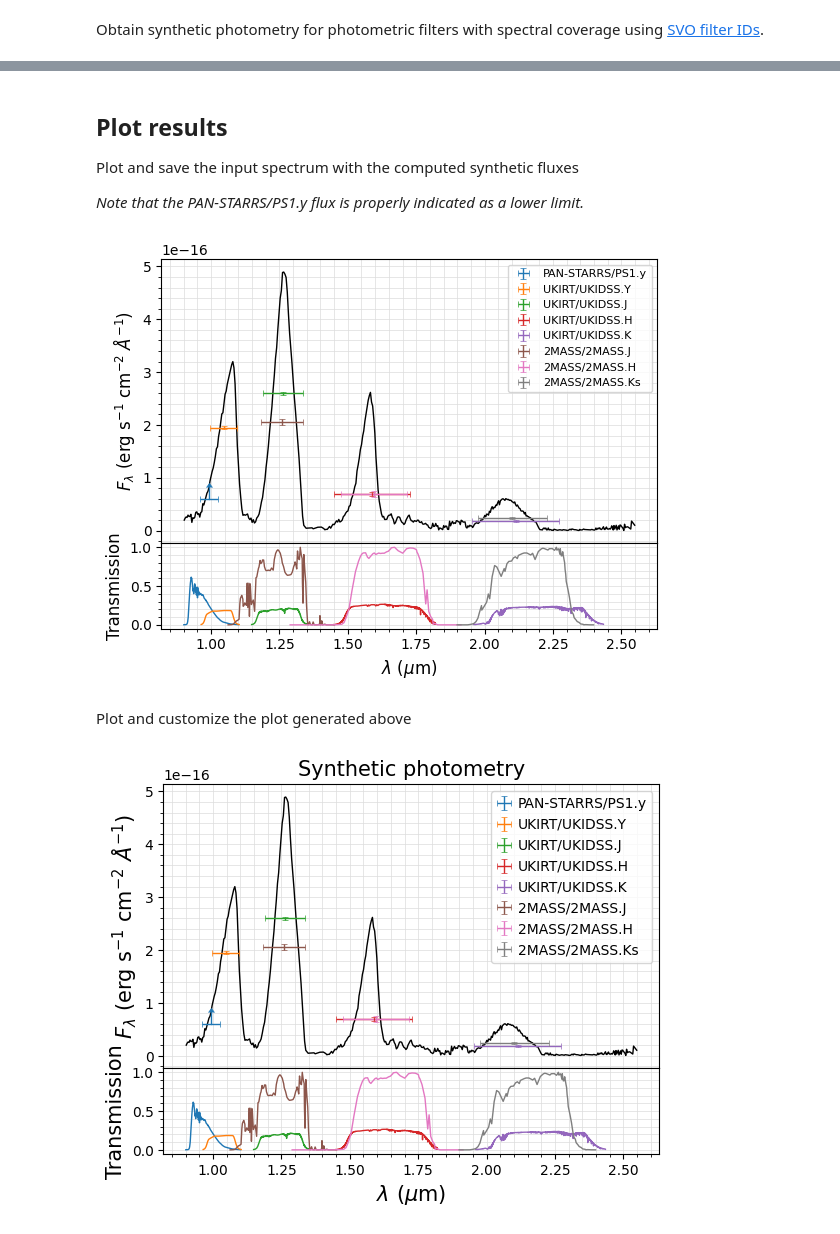
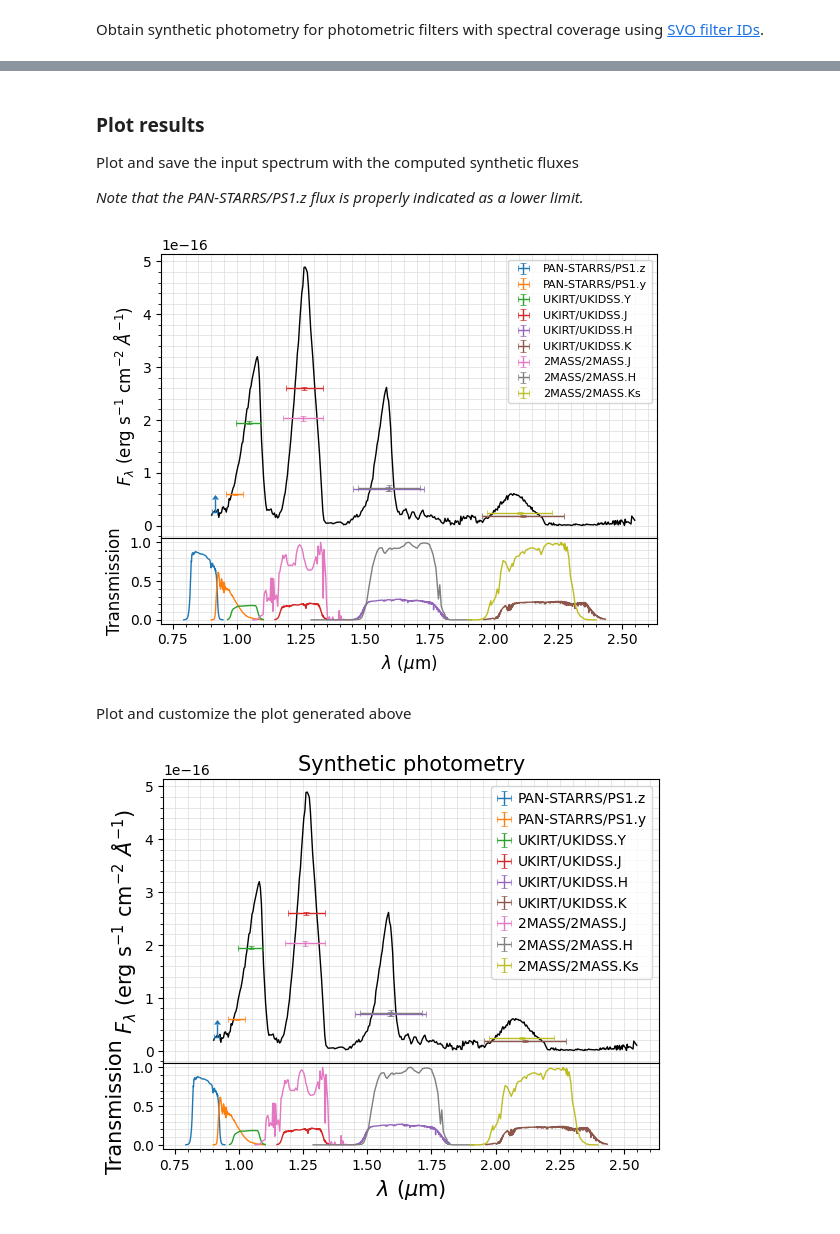
Before and after one commit to suarezgenaro/seda, a Jupyter notebook: docs/notebooks/tutorial_synthetic_photometry.ipynb, the cells around one changed output, grey strips where cells are left out. Drawn from its saved outputs; the diff is of its cells as text; code cells hidden in the pictures.

```diff
--- a/docs/notebooks/tutorial_synthetic_photometry.ipynb
+++ b/docs/notebooks/tutorial_synthetic_photometry.ipynb
@@ -31,14 +32,16 @@ eflux_SpeX = SpeX['eflux(erg/s/cm2/A)'] # erg/s/cm2/A
 Obtain synthetic photometry for photometric filters with spectral coverage using [SVO filter IDs](http://svo2.cab.inta-csic.es/theory/fps/).
 # %%
 # define filter IDs
-filters = (['PAN-STARRS/PS1.y',
+filters = (['PAN-STARRS/PS1.z', 'PAN-STARRS/PS1.y',
             'UKIRT/UKIDSS.Y', 'UKIRT/UKIDSS.J', 'UKIRT/UKIDSS.H', 'UKIRT/UKIDSS.K',
             '2MASS/2MASS.J', '2MASS/2MASS.H', '2MASS/2MASS.Ks']) # filters of interest
 
 # obtain synthetic photometry
-out = seda.synthetic_photometry.synthetic_photometry(wl=wl_SpeX,
-                                                     flux=flux_SpeX,
-                                                     eflux=eflux_SpeX,
-                                                     flux_unit='erg/s/cm2/A',
-                                                     filters=filters)
+out_svo = seda.synthetic_photometry.synthetic_photometry(wl=wl_SpeX,
+                                                        flux=flux_SpeX,
+                                                        eflux=eflux_SpeX,
+                                                        flux_unit='erg/s/cm2/A',
+                                                        filters=filters,
+                                                        out_file='output_table.dat' # to save the synthetic photometry
+                                                        )
 # %% [output]
@@ -47,17 +77,17 @@ out = seda.synthetic_photometry.synthetic_photometry(wl=wl_SpeX,
 # %% [markdown]
-## Plot results
+### Plot results
 
 Plot and save the input spectrum with the computed synthetic fluxes
 
-*Note that the PAN-STARRS/PS1.y flux is properly indicated as a lower limit.*
+*Note that the PAN-STARRS/PS1.z flux is properly indicated as a lower limit.*
 # %%
-fig, axs = seda.plots.plot_synthetic_photometry(out, save=True)
+fig, axs = seda.plots.plot_synthetic_photometry(out_svo, save=True)
 # %% [output]
-[figure, old version]
+[figure, new version]
 # %% [markdown]
 Plot and customize the plot generated above
 # %%
-fig, axs = seda.plots.plot_synthetic_photometry(out)
+fig, axs = seda.plots.plot_synthetic_photometry(out_svo)
 
 # improve legend
 axs[0].legend(prop={'size': 10.0}, handlelength=1, handletextpad=0.5, labelspacing=0.5)
@@ -74,4 +104,4 @@ axs[1].xaxis.label.set_size(15)
 plt.savefig(f'synthetic_photometry.pdf', bbox_inches='tight') # export plot as PDF
 plt.show()
 # %% [output]
-[figure, old version]
+[figure, new version]
```
Also changed, not shown: parts of 17 cells of this notebook.
